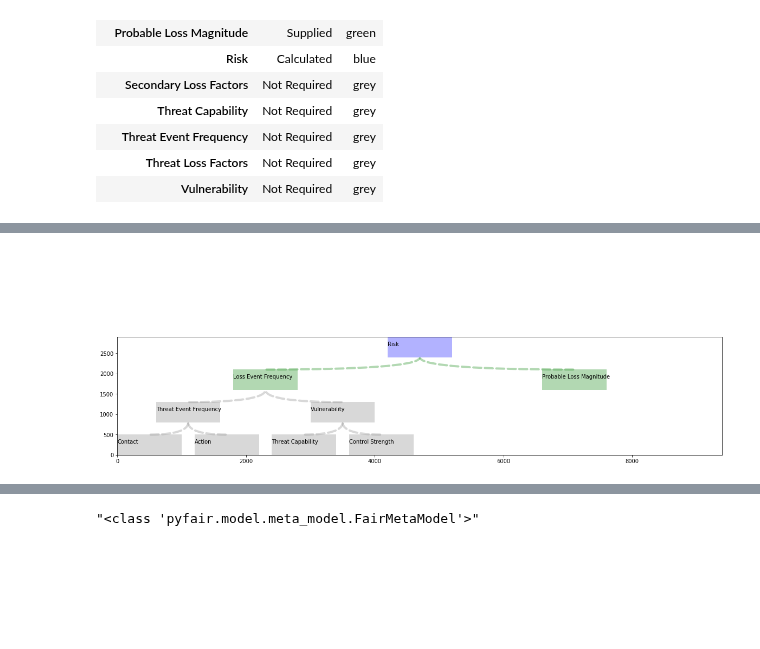
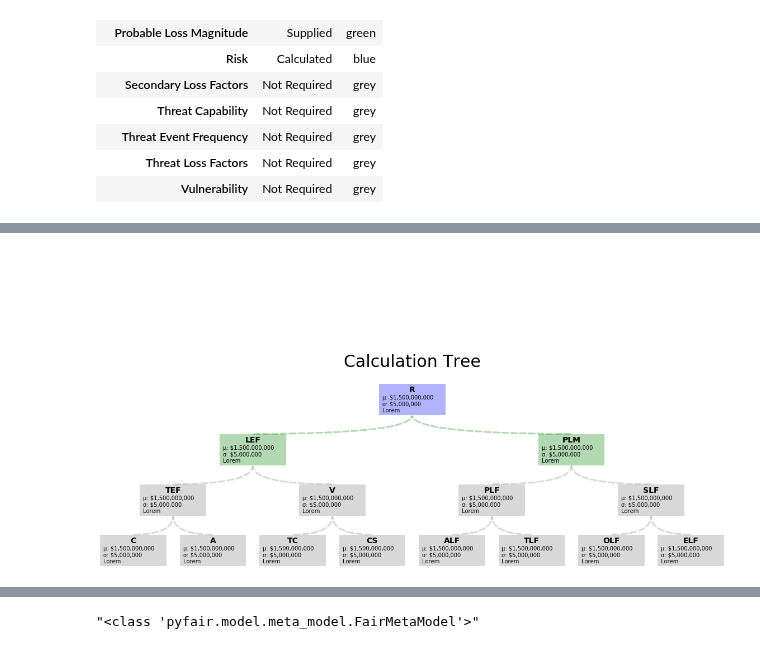
Before and after one commit to Hive-Systems/pyfair, a Jupyter notebook: scratch_notebook.ipynb, the cells around one changed output, grey strips where cells are left out. Saved outputs shown, nothing was run; the diff lists cells and outputs as text; code cells hidden in the pictures; blank space fills up the shorter version.

Commit message:
Round out tree image.

```diff
--- a/scratch_notebook.ipynb
+++ b/scratch_notebook.ipynb
@@ -83,22 +93,31 @@ colors
 | Threat Loss Factors | Not Required | grey |
 | Vulnerability | Not Required | grey |
 # %%
+from matplotlib.patches import Rectangle
+from matplotlib.collections import PatchCollection
+
 fig, ax = plt.subplots()
-fig.set_size_inches(20,4)
+fig.set_size_inches(20,6)
 ax.set_xlim(0, 9_400)
 ax.set_ylim(0, 2_900)
 
 dimensions = pd.DataFrame.from_dict({
-    'Contact'                : [   0,    0,  600,  800],
-    'Threat Event Frequency' : [ 600,  800, 1800, 1600],
-    'Action'                 : [1200,    0,  600,  800],
-    'Threat Capability'      : [2400,    0, 3000,  800],
-    'Vulnerability'          : [3000,  800, 1800, 1600],
-    'Control Strength'       : [3600,    0, 3000,  800],
-    'Probable Loss Magnitude': [6600, 1600, 4200, 2400],
-    'Loss Event Frequency'   : [1800, 1600, 4200, 2400],
-    'Risk'                   : [4200, 2400, 4200, 5000],
-}, orient='index', columns=['self_x', 'self_y', 'parent_x', 'parent_y'])
+    'Contact'                    : ['C'  ,    0,    0,  600,  800],
+    'Threat Event Frequency'     : ['TEF',  600,  800, 1800, 1600],
+    'Action'                     : ['A'  , 1200,    0,  600,  800],
+    'Threat Capability'          : ['TC' , 2400,    0, 3000,  800],
+    'Vulnerability'              : ['V'  , 3000,  800, 1800, 1600],
+    'Control Strength'           : ['CS' , 3600,    0, 3000,  800],
+    'Probable Loss Magnitude'    : ['PLM', 6600, 1600, 4200, 2400],
+    'Loss Event Frequency'       : ['LEF', 1800, 1600, 4200, 2400],
+    'Risk'                       : ['R'  , 4200, 2400, 4200, 5000],
+    'Primary Loss Factors'       : ['PLF', 5400,  800, 6600, 1600],
+    'Secondary Loss Factors'     : ['SLF', 7800,  800, 6600, 1600],
+    'Asset Loss Factors'         : ['ALF', 4800,    0, 5400,  800],
+    'Threat Loss Factors'        : ['TLF', 6000,    0, 5400,  800],
+    'Organizational Loss Factors': ['OLF', 7200,    0, 7800,  800],
+    'External Loss Factors'      : ['ELF', 8400,    0, 7800,  800],
+}, orient='index', columns=['tag', 'self_x', 'self_y', 'parent_x', 'parent_y'])
 
 
 combined = pd.concat([colors, dimensions], axis=1, sort=True)
@@ -113,7 +132,23 @@ def draw_node(row, ax, patches):
         500,
         alpha=.3,
     )
-    plt.text(row['self_x'], row['self_y'] + 250, row.name, verticalalignment='bottom')
+    # Title
+    plt.text(
+        row['self_x'] + 500,
+        row['self_y'] + 370,
+        row['tag'],
+        horizontalalignment='center',
+        fontsize=14,
+        fontweight='bold',
+    )
+    # Other
+    plt.text(
+        row['self_x'] + 50,
+        row['self_y'] + 50,
+        'μ: $1,500,000,000\nσ: $5,000,000\nLorem',
+        horizontalalignment='left',
+        fontsize=10,
+    )
     patches.append(rect)
     patch_colors.append(row['color'])
     if (row['color'] != 'grey') or row.name != 'Risk':
@@ -121,18 +156,31 @@ def draw_node(row, ax, patches):
             None,
             xy=(row['parent_x'] + 500, row['parent_y']),
             xytext=(row['self_x'] + 500, row['self_y'] + 500),
-              arrowprops=dict(
-                  arrowstyle="-",
-                  connectionstyle="angle3,angleA=0,angleB=-90",
-                  ec=row['color'],
-                  alpha=.3,
-                  linestyle='--',
-                  linewidth=4),
+            arrowprops=dict(
+                arrowstyle="-",
+                connectionstyle="angle3,angleA=0,angleB=-90",
+                ec=row['color'],
+                alpha=.3,
+                linestyle='--',
+                linewidth=3
+            ),
         )
 
-combined = combined.dropna(axis=0)
+#combined = combined.dropna(axis=0)
 combined.apply(draw_node, axis=1, args=[ax, patches])
 
 collection = PatchCollection(patches, facecolor=patch_colors, alpha=.3)
 ax.add_collection(collection)
+
+ax.set_title('Calculation Tree', fontsize=30, pad=30)
+
+ax.xaxis.set_visible(False)
+ax.yaxis.set_visible(False)
+for spine_name in ['left', 'right', 'top', 'bottom']:
+    ax.spines[spine_name].set_visible(False)
+
+
+dimensions
+
+fig.savefig('test_fig.png')
 # %% [output]
@@ -140 +187 @@ ax.add_collection(collection)
-[figure, old version]
+[figure, new version]
```
Also changed, not shown: parts of 5 cells of this notebook, 1 other file.
